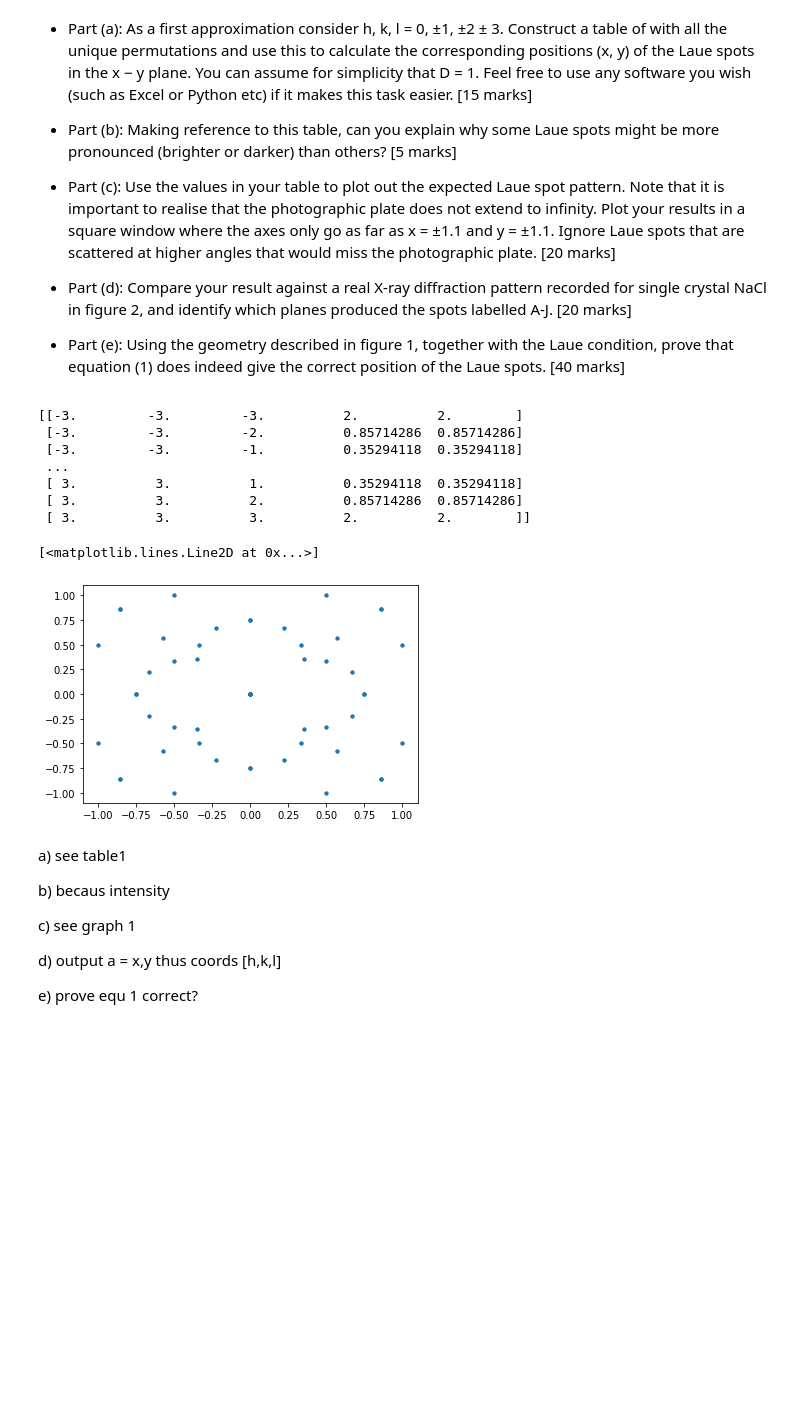
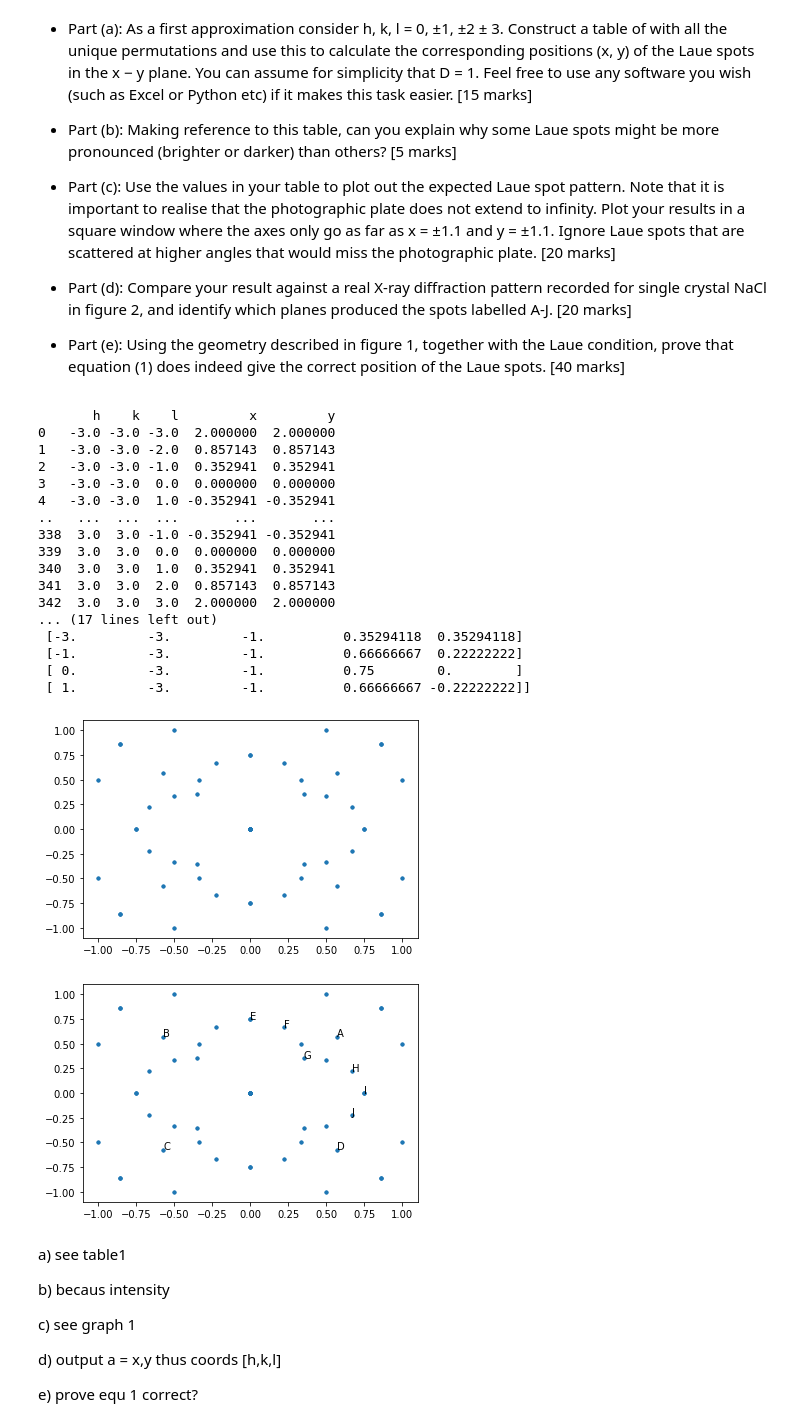
Before and after one commit to Martin-William/Wills-Code, a Jupyter notebook: CondensedCA1.ipynb, the cells around one changed output. Cells and saved outputs as stored; diff of their text form; code cells hidden in the pictures; blank space fills up the shorter version.

```diff
--- a/CondensedCA1.ipynb
+++ b/CondensedCA1.ipynb
@@ -86,41 +87,81 @@ for i in array:
   h = i[0]
   k = i[1]
   l = i[2]
 
   i1 = np.r_[ i1, (2*k*l)/((k**2)+(h**2)-(l**2))]
   i2 = np.r_[ i2,(2*h*l)/((k**2)+(h**2)-(l**2))]
 
   #print(i)
   #print('x = 2kl/(k^2+h^2-l^2) = ',(2*k*l)/((k**2)+(h**2)-(l**2)),'\ny = 2hl/(k^2+h^2-l^2) =', (2*h*l)/((k**2)+(h**2)-(l**2)))
 
 i1 = i1[1:]
 i2 = i2[1:]
 
 table1 = np.c_[ array, i1, i2]
-print(table1)
 
+#save table1 as csv
+df = pd.DataFrame(table1, columns = ['h', 'k', 'l','x', 'y'])
+print(df)
+df.to_csv('raw_data.csv', index=False)
+
+
+
+#
 a = 0
 for i in i1:
   if (i <= 1) & (i >= -1):
     if (i2[a] <= 1) & (i2[a] >= -1):
       x = np.r_[x, i]
       y = np.r_[y, i2[a]]
   a = a + 1
 
 x = x[1:]
 y = y[1:]
 
+plt.figure(0)
+plt.clf()
 plt.plot(x,y,'.')
+
+
+
+plt.figure(1)
+plt.clf()
+plt.plot(x,y,'.')
+plt.text(0.5714285714285714,0.5714285714285714,'A')
+plt.text(-0.5714285714285714,0.5714285714285714,'B')
+plt.text(-0.5714285714285714,-0.5714285714285714,'C')
+plt.text(0.5714285714285714,-0.5714285714285714,'D')
+plt.text(0,0.75,'E')
+plt.text(0.2222222222222222,0.6666666666666666,'F')
+plt.text(0.35294117647058826,0.35294117647058826,'G')
+plt.text(0.6666666666666666,0.2222222222222222,'H')
+plt.text(0.75,0,'I')
+plt.text(0.6666666666666666,-0.2222222222222222,'J')
+
+
+table2 = np.array([table1[16],table1[23],table1[60],table1[58],table1[86],table1[88],table1[100],table1[144],table1[149],table1[198]])
+table3 = np.array([table1[58],table1[86],table1[60],table1[88],table1[23],table1[16],table1[2],table1[100],table1[149],table1[198]])
+print(table2, table3)
 # %% [output]
-[[-3.         -3.         -3.          2.          2.        ]
- [-3.         -3.         -2.          0.85714286  0.85714286]
+       h    k    l         x         y
+0   -3.0 -3.0 -3.0  2.000000  2.000000
+1   -3.0 -3.0 -2.0  0.857143  0.857143
+2   -3.0 -3.0 -1.0  0.352941  0.352941
+3   -3.0 -3.0  0.0  0.000000  0.000000
+4   -3.0 -3.0  1.0 -0.352941 -0.352941
+..   ...  ...  ...       ...       ...
+338  3.0  3.0 -1.0 -0.352941 -0.352941
+339  3.0  3.0  0.0  0.000000  0.000000
+340  3.0  3.0  1.0  0.352941  0.352941
+341  3.0  3.0  2.0  0.857143  0.857143
+342  3.0  3.0  3.0  2.000000  2.000000
+... (17 lines left out)
  [-3.         -3.         -1.          0.35294118  0.35294118]
- ...
- [ 3.          3.          1.          0.35294118  0.35294118]
- [ 3.          3.          2.          0.85714286  0.85714286]
- [ 3.          3.          3.          2.          2.        ]]
+ [-1.         -3.         -1.          0.66666667  0.22222222]
+ [ 0.         -3.         -1.          0.75        0.        ]
+ [ 1.         -3.         -1.          0.66666667 -0.22222222]]
-[<matplotlib.lines.Line2D at 0x...>]
 [figure]
+[figure, added]
 # %% [markdown]
 a)
 see table1
```
Also changed, not shown: parts of 1 cell of this notebook.
